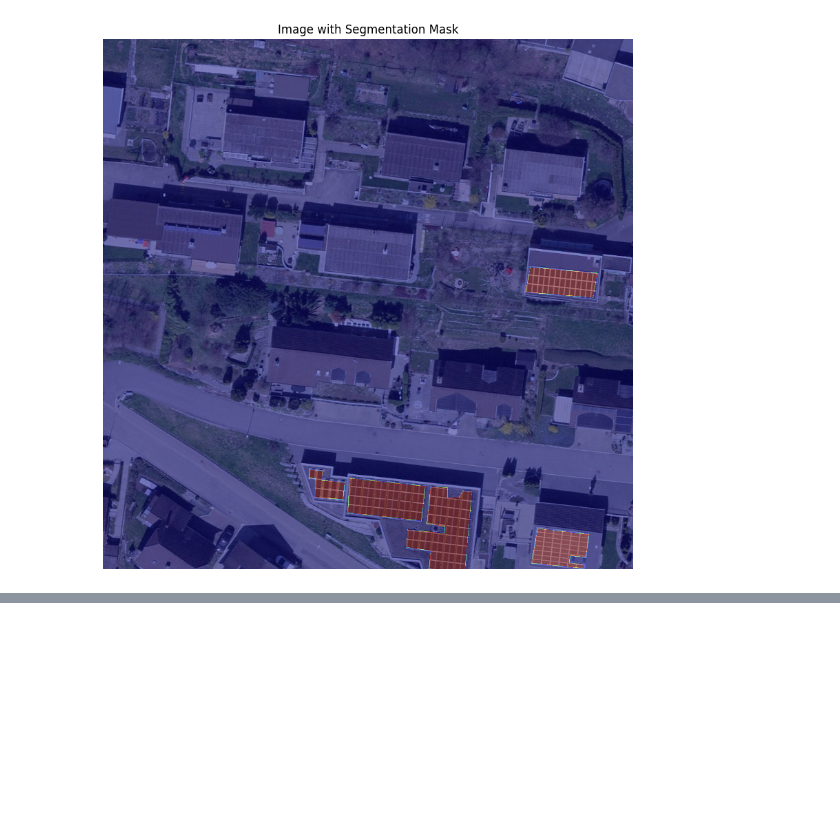
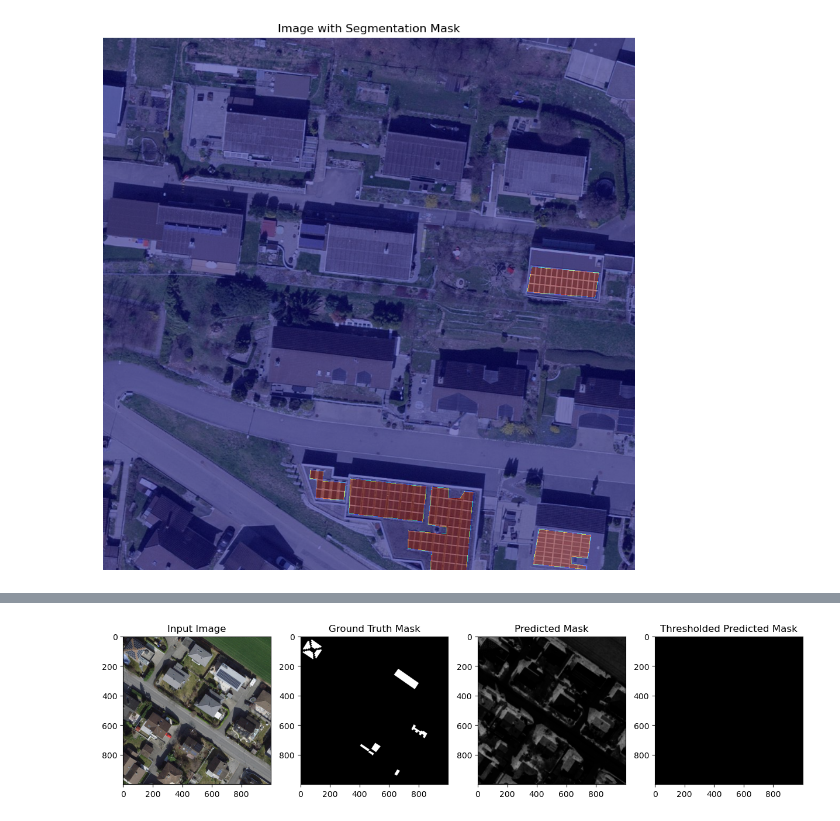
Before and after one commit to SDSC-christian/solar-energy-suitability, a Jupyter notebook: notebooks/run.ipynb, the cells around one changed output, grey strips where cells are left out. Drawn from its saved outputs; the diff is of its cells as text; code cells hidden in the pictures; blank space fills up the shorter version.

```diff
--- a/notebooks/run.ipynb
+++ b/notebooks/run.ipynb
@@ -146,0 +212,19 @@ plot_mask_on_image(filled_image_path, segmentation_mask)
+# %%
+class UNet(nn.Module):
+    def __init__(self):
+        super(UNet, self).__init__()
+        self.encoder = nn.Sequential(
+            nn.Conv2d(3, 64, kernel_size=3, padding=1), nn.ReLU(), nn.MaxPool2d(2),
+            nn.Conv2d(64, 128, kernel_size=3, padding=1), nn.ReLU(), nn.MaxPool2d(2)
+        )
+        self.decoder = nn.Sequential(
+            nn.ConvTranspose2d(128, 64, kernel_size=2, stride=2),
+            nn.ReLU(),
+            nn.ConvTranspose2d(64, 1, kernel_size=2, stride=2),
+            nn.Sigmoid()
+        )
+
+    def forward(self, x):
+        x = self.encoder(x)
+        x = self.decoder(x)
+        return x
@@ -146,0 +276,31 @@ plot_mask_on_image(filled_image_path, segmentation_mask)
+# %%
+model.eval()
+sample_image, sample_mask = dataset[5]
+sample_image = sample_image.unsqueeze(0).to(device)
+
+with torch.no_grad():
+    prediction = model(sample_image)
+
+input_image = sample_image.cpu().squeeze().permute(1, 2, 0)
+ground_truth_mask = sample_mask.cpu().squeeze()
+predicted_mask = prediction.cpu().squeeze()
+
+threshold = 1
+binary_predicted_mask = (predicted_mask > threshold)
+
+plt.figure(figsize=(15, 5))
+plt.subplot(1, 4, 1)
+plt.title("Input Image")
+plt.imshow(input_image)
+plt.subplot(1, 4, 2)
+plt.title("Ground Truth Mask")
+plt.imshow(ground_truth_mask, cmap="gray")
+plt.subplot(1, 4, 3)
+plt.title("Predicted Mask")
+plt.imshow(predicted_mask, cmap="gray")
+plt.subplot(1, 4, 4)
+plt.title("Thresholded Predicted Mask")
+plt.imshow(binary_predicted_mask, cmap="gray")
+plt.show()
+# %% [output]
+[figure, added]
```
Also changed, not shown: parts of 18 cells of this notebook.
